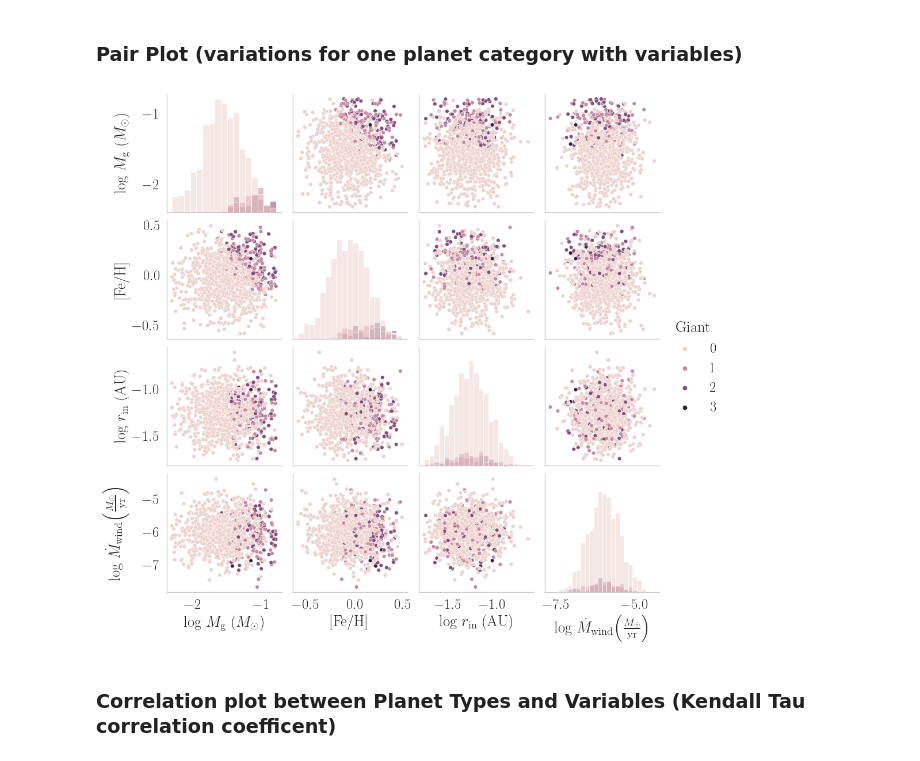
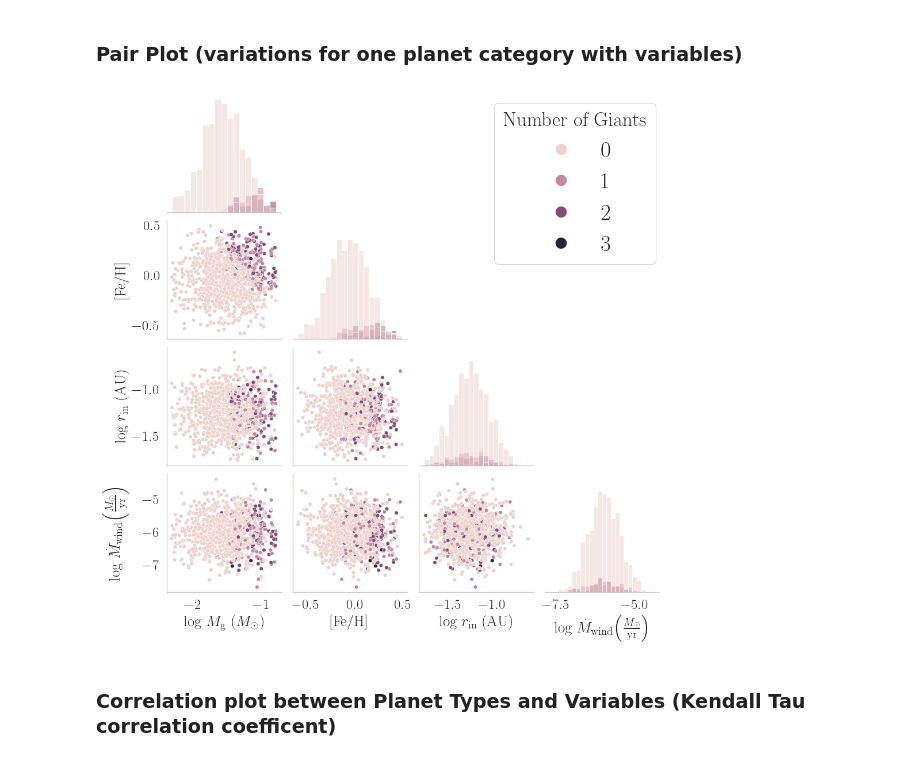
Before and after one commit to ChrisBoettner/skaro, a Jupyter notebook: notebooks/Original_NGPPS_sample.ipynb, the cells around one changed output. Saved outputs shown, nothing was run; the diff lists cells and outputs as text; code cells hidden in the pictures.

```diff
--- a/notebooks/Original_NGPPS_sample.ipynb
+++ b/notebooks/Original_NGPPS_sample.ipynb
@@ -68,25 +71,37 @@ original_sample, labels = rename_labels(original_sample)
 # %%
 planet_type = "Giant"
 with sns.plotting_context("paper", font_scale=2):
     pair_plot = sns.pairplot(
         original_sample.drop(
             columns=[
                 "age",
                 "out_of_bounds_flag",
                 *[c for c in categories if c != planet_type],
             ]
         ),
         hue=planet_type,
         diag_kind="hist",
+        corner=True,
         palette=get_palette(n_colors=4),
     )
+
+sns.move_legend(
+    pair_plot,
+    "upper right",
+    bbox_to_anchor=(0.9, 0.98),
+    markerscale=3,
+    title="Number of Giants",
+    title_fontsize=25,
+    frameon=True,
+)
+
 FigureProcessor(pair_plot.figure).save(
     "pairplot.pdf",
     sub_directory=figure_subdirectory,
     save=save,
 )
 # %% [output]
-[figure, old version]
+[figure, new version]
 # %% [markdown]
 ### Correlation plot between Planet Types and Variables (Kendall Tau correlation coefficent)
 # %%
```
Also changed, not shown: parts of 3 cells of this notebook, 38 other files.
